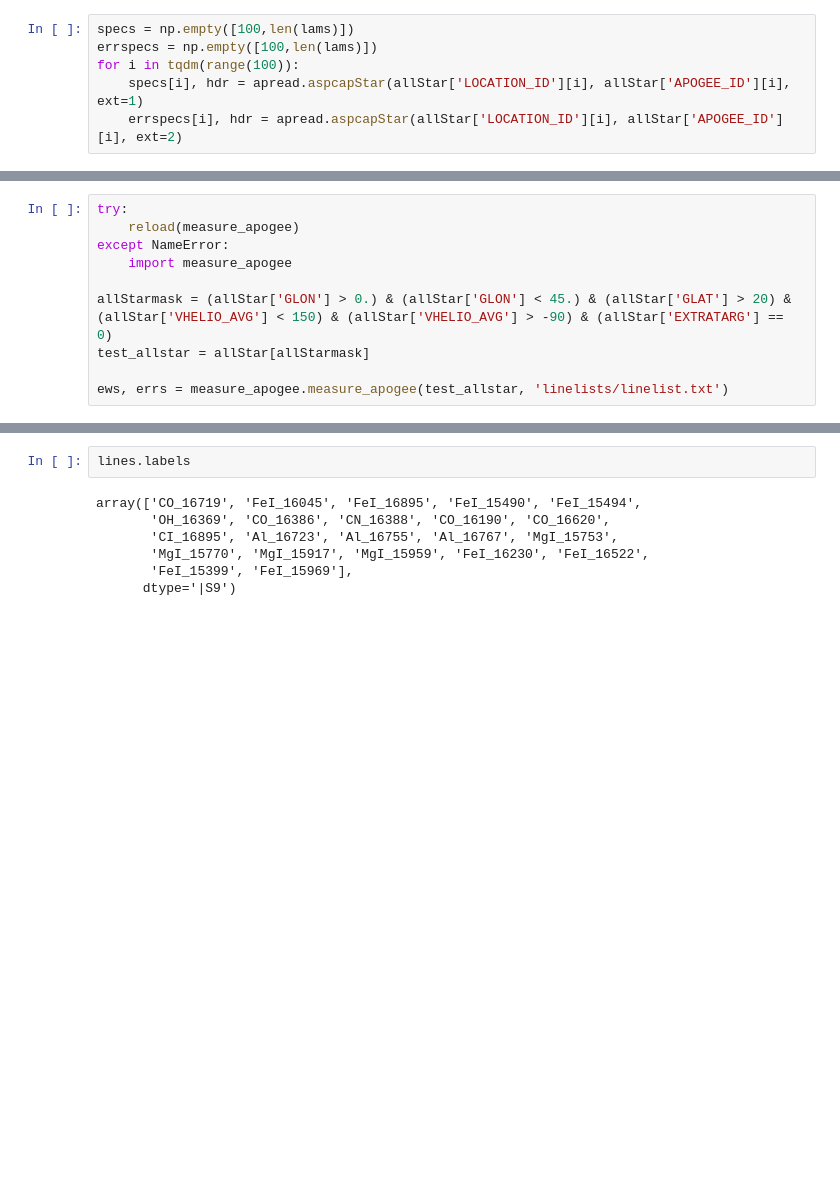
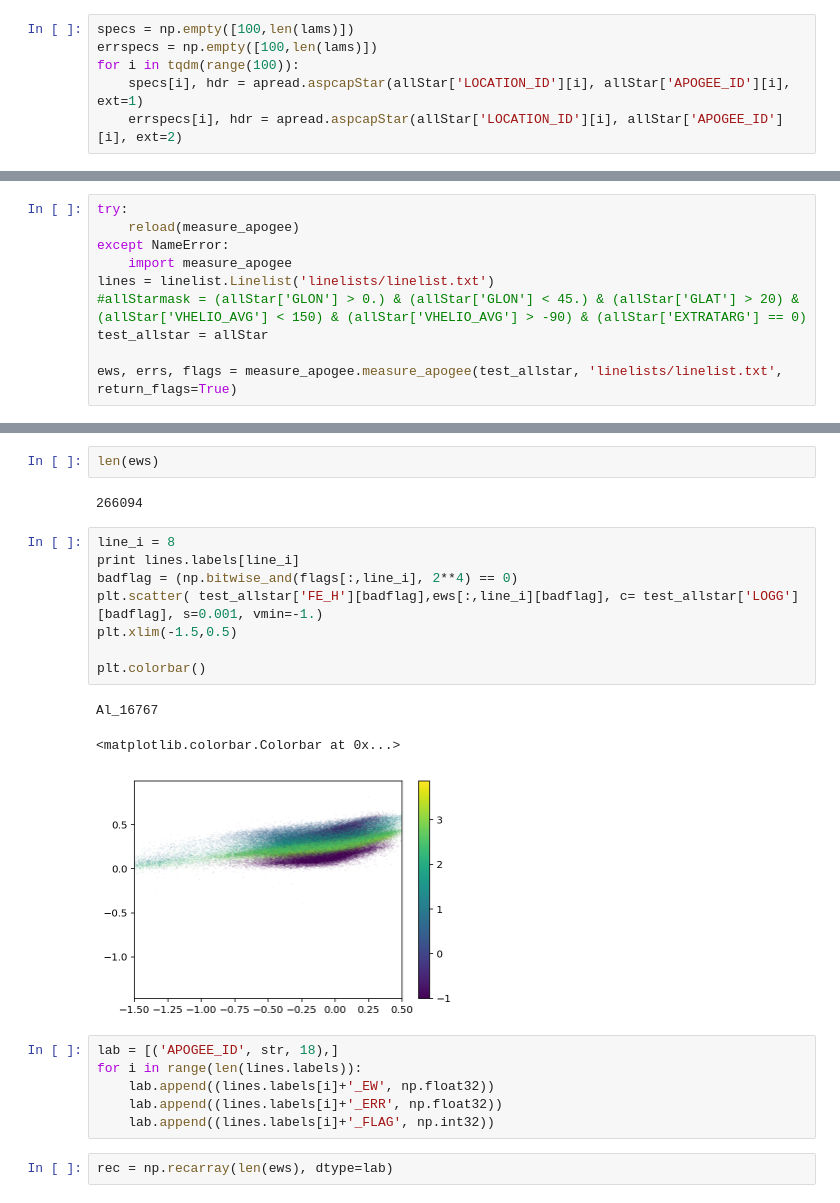
Before and after one commit to jmackereth/sewingmachine, a Jupyter notebook: sewingmachine_tests.ipynb, the cells around one changed output, grey strips where cells are left out. Drawn from its saved outputs; the diff is of its cells as text; blank space fills up the shorter version.

```diff
--- a/sewingmachine_tests.ipynb
+++ b/sewingmachine_tests.ipynb
@@ -85,9 +102,9 @@ try:
     reload(measure_apogee)
 except NameError:
     import measure_apogee
+lines = linelist.Linelist('linelists/linelist.txt')
+#allStarmask = (allStar['GLON'] > 0.) & (allStar['GLON'] < 45.) & (allStar['GLAT'] > 20) & (allStar['VHELIO_AVG'] < 150) & (allStar['VHELIO_AVG'] > -90) & (allStar['EXTRATARG'] == 0)
+test_allstar = allStar
 
-allStarmask = (allStar['GLON'] > 0.) & (allStar['GLON'] < 45.) & (allStar['GLAT'] > 20) & (allStar['VHELIO_AVG'] < 150) & (allStar['VHELIO_AVG'] > -90) & (allStar['EXTRATARG'] == 0)
-test_allstar = allStar[allStarmask]
-
-ews, errs = measure_apogee.measure_apogee(test_allstar, 'linelists/linelist.txt')
+ews, errs, flags = measure_apogee.measure_apogee(test_allstar, 'linelists/linelist.txt', return_flags=True)
 # %% [output]
@@ -106,9 +124,24 @@ Spectrum missing from SAS?
-# %%
-lines.labels
-# %% [output]
-array(['CO_16719', 'FeI_16045', 'FeI_16895', 'FeI_15490', 'FeI_15494',
-       'OH_16369', 'CO_16386', 'CN_16388', 'CO_16190', 'CO_16620',
-       'CI_16895', 'Al_16723', 'Al_16755', 'Al_16767', 'MgI_15753',
-       'MgI_15770', 'MgI_15917', 'MgI_15959', 'FeI_16230', 'FeI_16522',
-       'FeI_15399', 'FeI_15969'],
-      dtype='|S9')
+# %%
+len(ews)
+# %% [output]
+266094
+# %%
+line_i = 8
+print lines.labels[line_i]
+badflag = (np.bitwise_and(flags[:,line_i], 2**4) == 0)
+plt.scatter( test_allstar['FE_H'][badflag],ews[:,line_i][badflag], c= test_allstar['LOGG'][badflag], s=0.001, vmin=-1.)
+plt.xlim(-1.5,0.5)
+
+plt.colorbar()
+# %% [output]
+Al_16767
+<matplotlib.colorbar.Colorbar at 0x...>
+[figure, added]
+# %%
+lab = [('APOGEE_ID', str, 18),]
+for i in range(len(lines.labels)):
+    lab.append((lines.labels[i]+'_EW', np.float32))
+    lab.append((lines.labels[i]+'_ERR', np.float32))
+    lab.append((lines.labels[i]+'_FLAG', np.int32))
+# %%
+rec = np.recarray(len(ews), dtype=lab)
```
Also changed, not shown: parts of 42 cells of this notebook.
